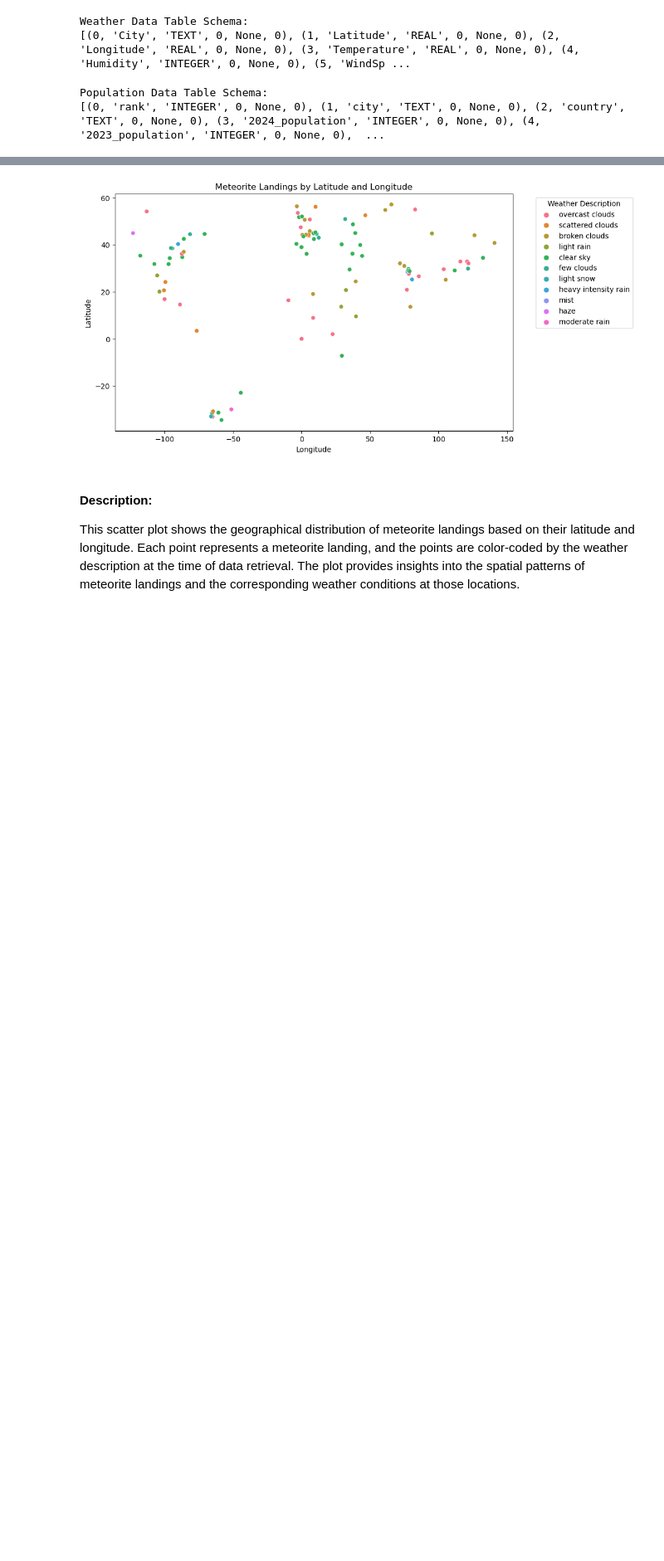
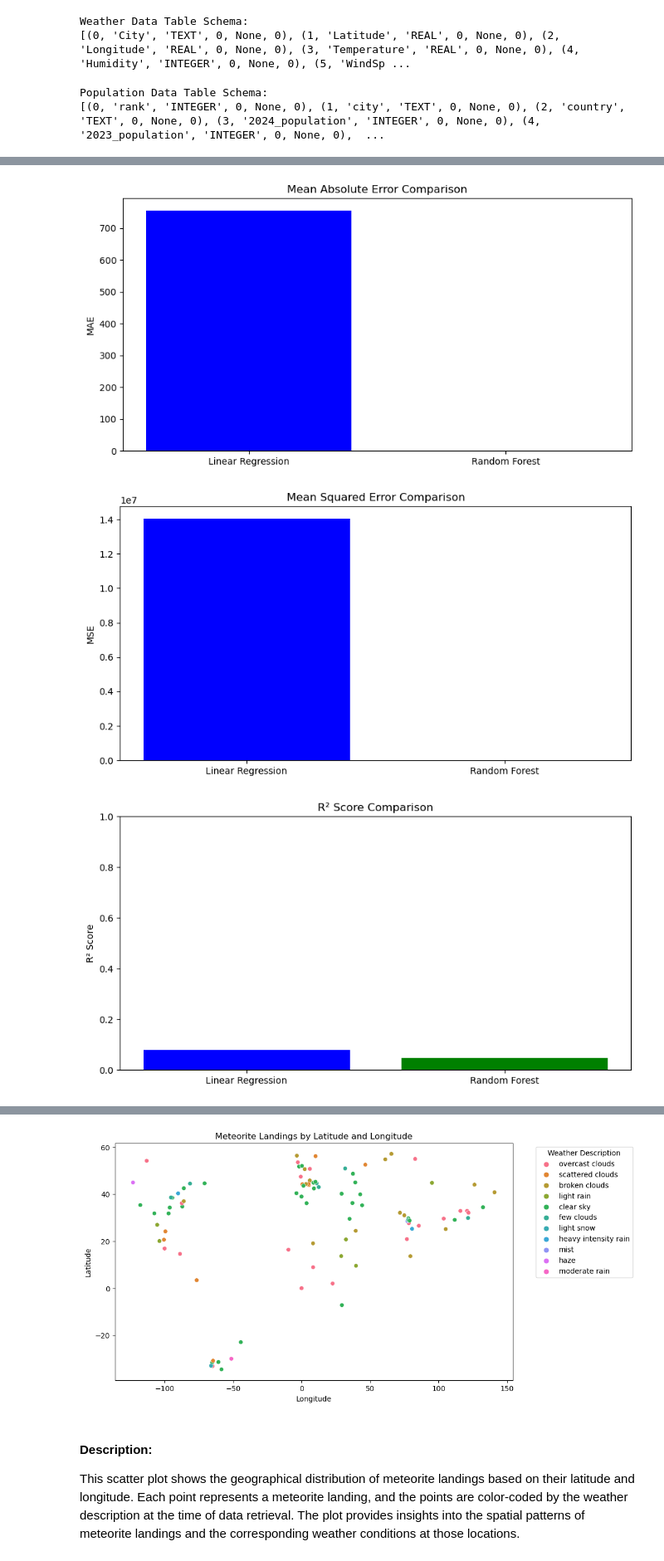
Before and after one commit to bowusus/Bellevue-Portfolio-, a Jupyter notebook: Meteorite Landing/OwusuSefah680Project2.ipynb, the cells around one changed output, grey strips where cells are left out. Shown: that part at 83% size. Drawn from its saved outputs; the diff is of its cells as text; code cells hidden in the pictures; blank space fills up the shorter version.

Commit message:
Add files via upload
Uploaded code with predictive modeling

```diff
--- a/Meteorite Landing/OwusuSefah680Project2.ipynb
+++ b/Meteorite Landing/OwusuSefah680Project2.ipynb
@@ -937,0 +1073,32 @@ Merged Data:
+# %%
+# Model performance metrics
+models = ['Linear Regression', 'Random Forest']
+mae_values = [755.53, 1.57]  # Mean Absolute Error
+mse_values = [14052635, 3.81]  # Mean Squared Error
+r2_values = [0.0785, 0.047]  # R² Score
+
+# Plot MAE Comparison
+plt.figure(figsize=(10, 5))
+plt.bar(models, mae_values, color=['blue', 'green'])
+plt.title('Mean Absolute Error Comparison')
+plt.ylabel('MAE')
+plt.show()
+
+# Plot MSE Comparison
+plt.figure(figsize=(10, 5))
+plt.bar(models, mse_values, color=['blue', 'green'])
+plt.title('Mean Squared Error Comparison')
+plt.ylabel('MSE')
+plt.show()
+
+# Plot R² Score Comparison
+plt.figure(figsize=(10, 5))
+plt.bar(models, r2_values, color=['blue', 'green'])
+plt.title('R² Score Comparison')
+plt.ylabel('R² Score')
+plt.ylim(0, 1)
+plt.show()
+# %% [output]
+[figure, added]
+[figure, added]
+[figure, added]
```
Also changed, not shown: parts of 22 cells of this notebook.
